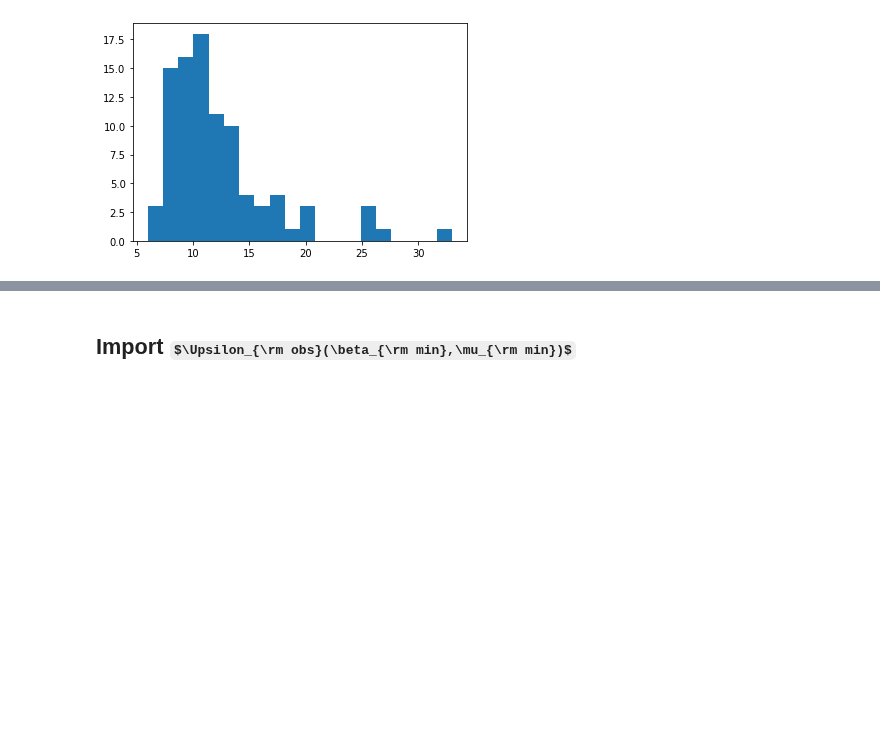
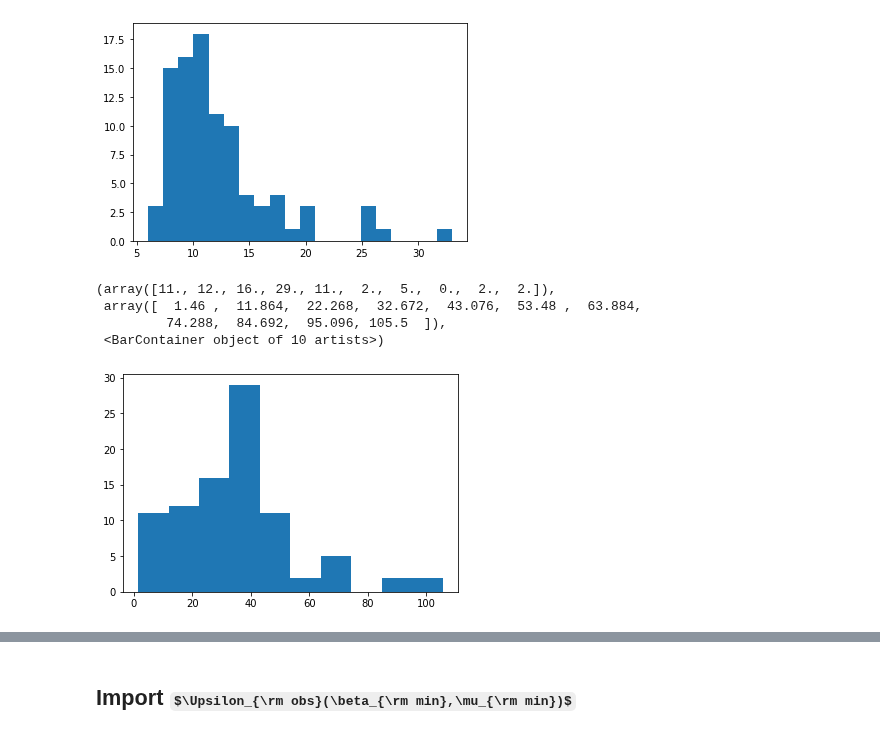
Before and after one commit to Richard-Sti/GSHE_public, a Jupyter notebook: scripts/prospective_constraints.ipynb, the cells around one changed output, grey strips where cells are left out. Cells and saved outputs as stored; diff of their text form; code cells hidden in the pictures; some formulas as TeX source; blank space fills up the shorter version.

```diff
--- a/scripts/prospective_constraints.ipynb
+++ b/scripts/prospective_constraints.ipynb
@@ -21,3 +21,11 @@ plt.hist(gwtc['network_matched_filter_snr'],20)
         30.3 , 31.65, 33.  ]),
  <BarContainer object of 20 artists>)
 [figure]
+# %%
+plt.hist(gwtc['mass_1_source'])
+# %% [output]
+(array([11., 12., 16., 29., 11.,  2.,  5.,  0.,  2.,  2.]),
+ array([  1.46 ,  11.864,  22.268,  32.672,  43.076,  53.48 ,  63.884,
+         74.288,  84.692,  95.096, 105.5  ]),
+ <BarContainer object of 10 artists>)
+[figure, added]
```
Also changed, not shown: parts of 41 cells of this notebook, 1 other file.
